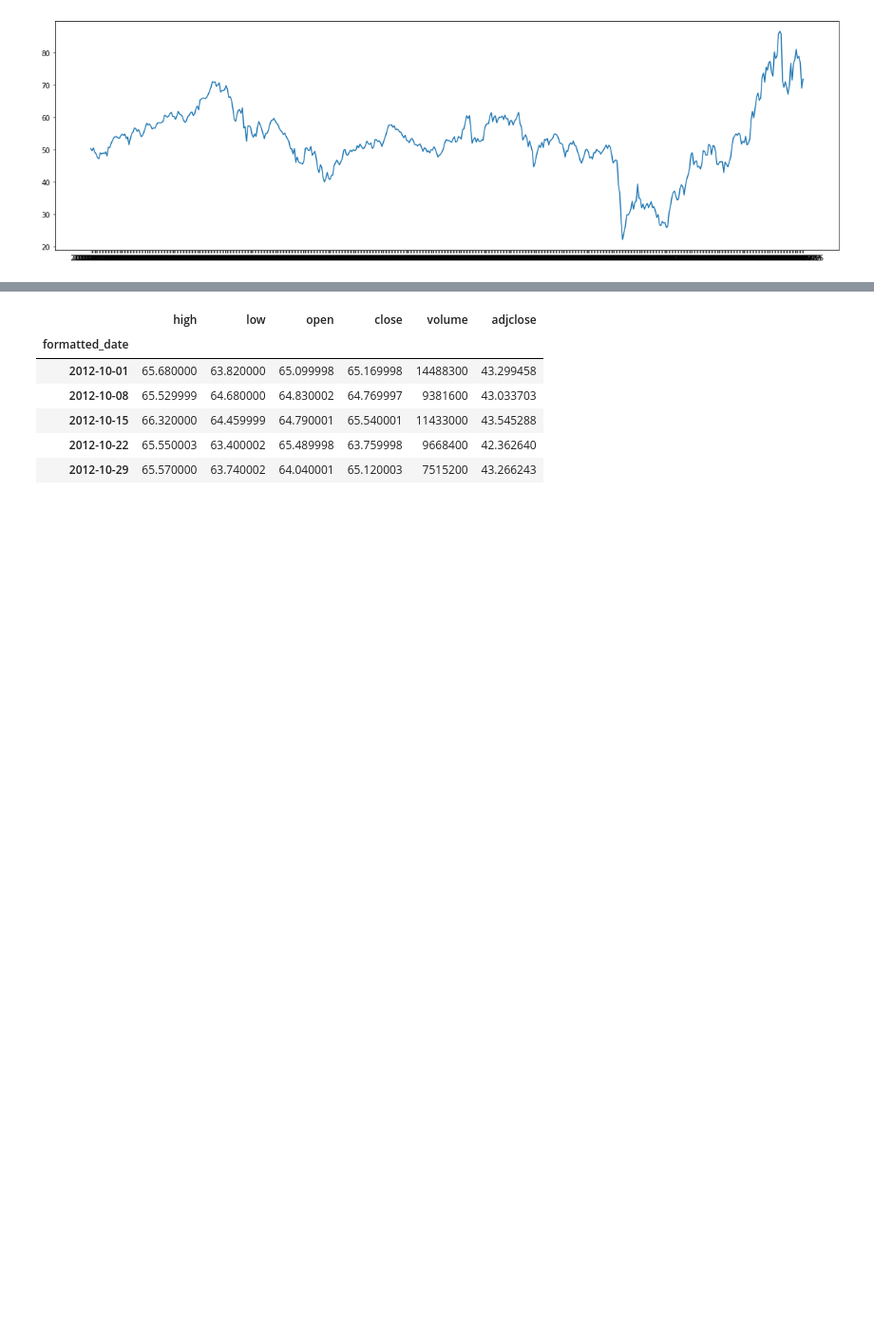
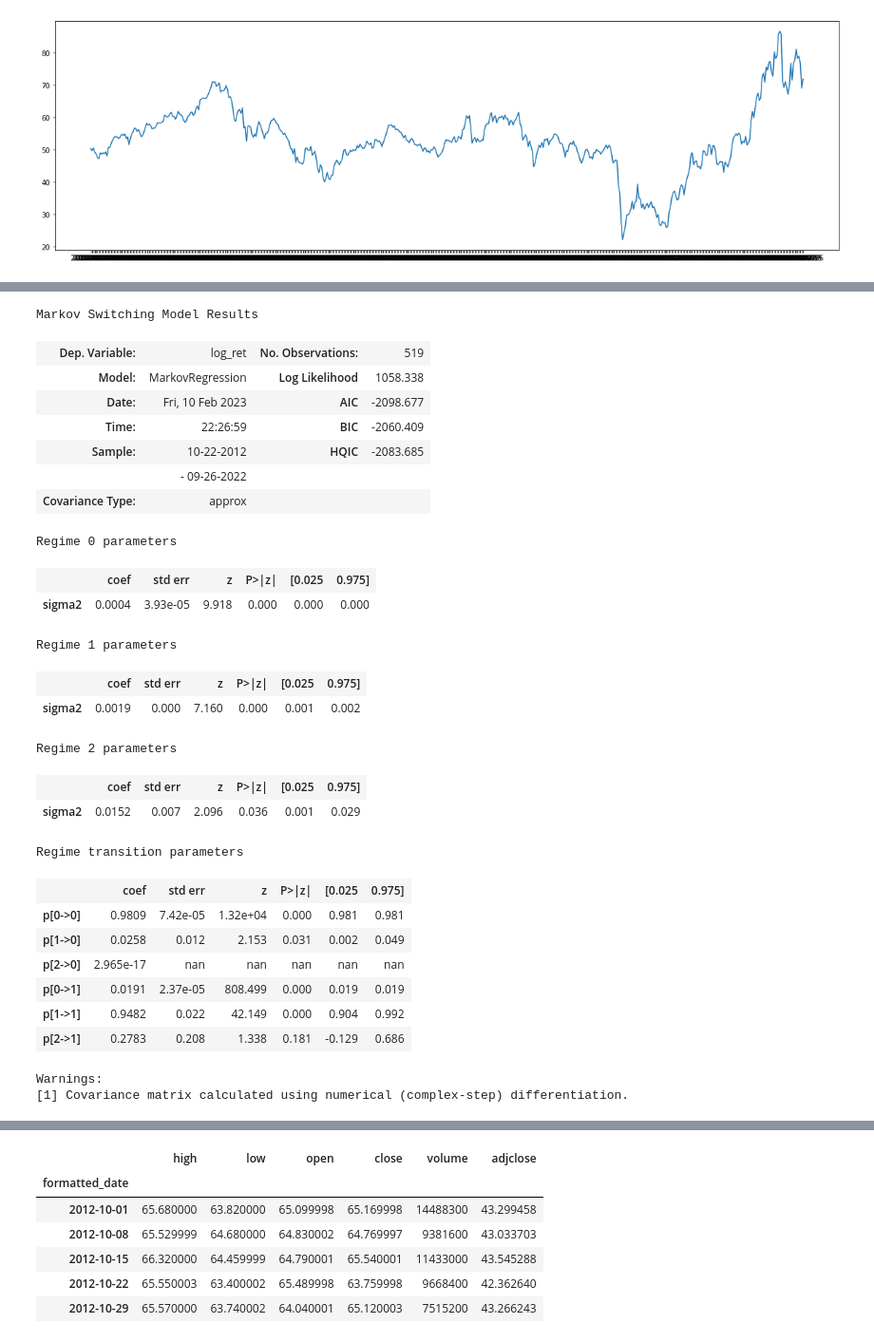
Before and after one commit to krishxx/wqumscfin, a Jupyter notebook: src/MScFE_Capstone.ipynb, the cells around one changed output, grey strips where cells are left out. Shown at 95% size. Cells and saved outputs as stored; diff of their text form; code cells hidden in the pictures; blank space fills up the shorter version.

```diff
--- a/src/MScFE_Capstone.ipynb
+++ b/src/MScFE_Capstone.ipynb
@@ -247,0 +272,32 @@ plt.show()
+# %%
+mod_kns = sm.tsa.MarkovRegression(xle_returns.dropna(), k_regimes=3, trend='nc', switching_variance=True)
+res_kns = mod_kns.fit()
+res_kns.summary()
+# %% [output]
+Markov Switching Model Results
+| Dep. Variable: | log_ret | No. Observations: | 519 |
+| Model: | MarkovRegression | Log Likelihood | 1058.338 |
+| Date: | Fri, 10 Feb 2023 | AIC | -2098.677 |
+| Time: | 22:26:59 | BIC | -2060.409 |
+| Sample: | 10-22-2012 | HQIC | -2083.685 |
+|  | - 09-26-2022 |  |  |
+| Covariance Type: | approx |  |  |
+Regime 0 parameters
+|  | coef | std err | z | P>|z| | [0.025 | 0.975] |
+| sigma2 | 0.0004 | 3.93e-05 | 9.918 | 0.000 | 0.000 | 0.000 |
+Regime 1 parameters
+|  | coef | std err | z | P>|z| | [0.025 | 0.975] |
+| sigma2 | 0.0019 | 0.000 | 7.160 | 0.000 | 0.001 | 0.002 |
+Regime 2 parameters
+|  | coef | std err | z | P>|z| | [0.025 | 0.975] |
+| sigma2 | 0.0152 | 0.007 | 2.096 | 0.036 | 0.001 | 0.029 |
+Regime transition parameters
+|  | coef | std err | z | P>|z| | [0.025 | 0.975] |
+| p[0->0] | 0.9809 | 7.42e-05 | 1.32e+04 | 0.000 | 0.981 | 0.981 |
+| p[1->0] | 0.0258 | 0.012 | 2.153 | 0.031 | 0.002 | 0.049 |
+| p[2->0] | 2.965e-17 | nan | nan | nan | nan | nan |
+| p[0->1] | 0.0191 | 2.37e-05 | 808.499 | 0.000 | 0.019 | 0.019 |
+| p[1->1] | 0.9482 | 0.022 | 42.149 | 0.000 | 0.904 | 0.992 |
+| p[2->1] | 0.2783 | 0.208 | 1.338 | 0.181 | -0.129 | 0.686 |
+Warnings:
+[1] Covariance matrix calculated using numerical (complex-step) differentiation.
```
Also changed, not shown: parts of 20 cells of this notebook.
